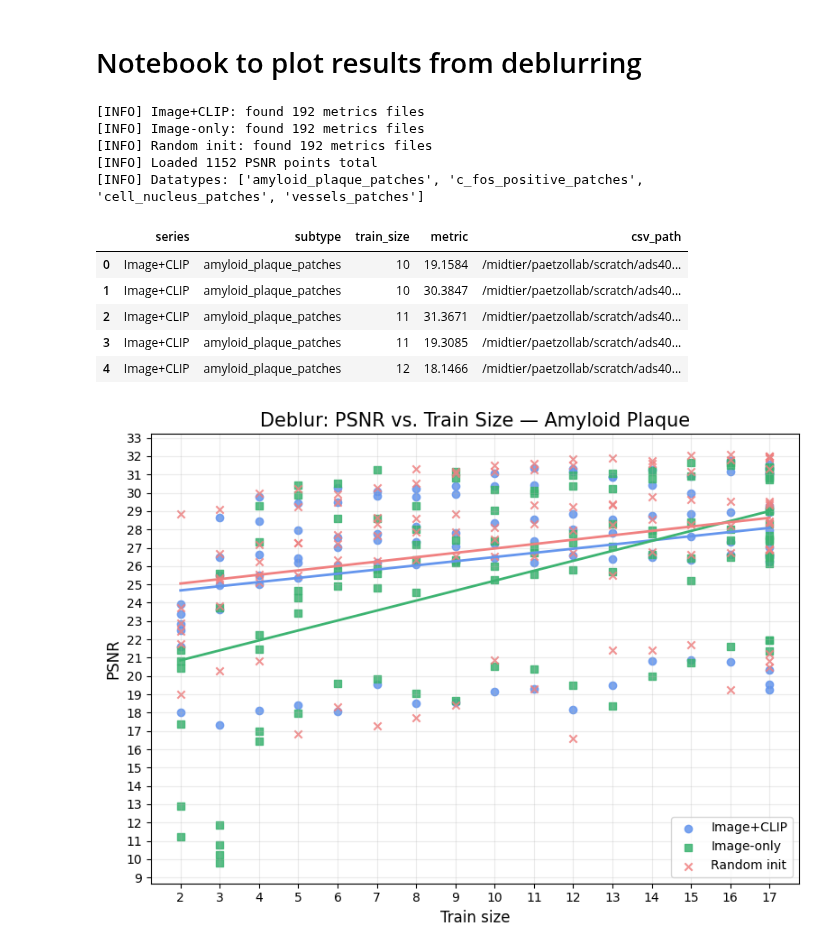
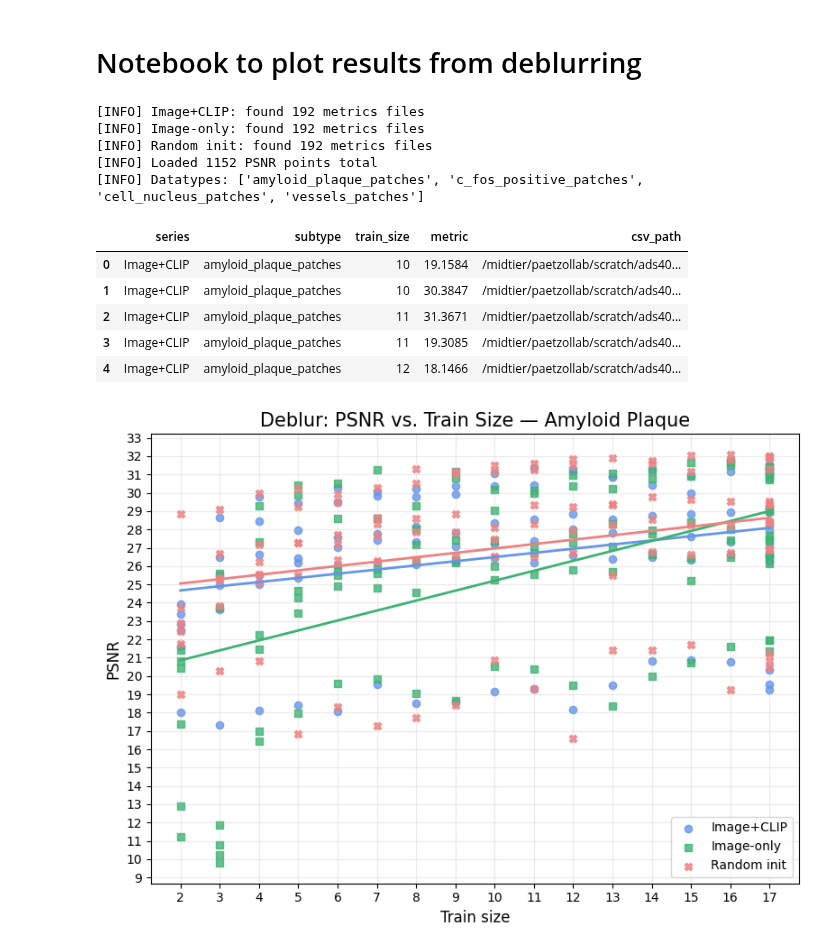
Before and after one commit to AdinaScheinfeld/ssl_project, a Jupyter notebook: notebooks/plot_deblur_results.ipynb, the cells around one changed output. Saved outputs shown, nothing was run; the diff lists cells and outputs as text; code cells hidden in the pictures.

```diff
--- a/notebooks/plot_deblur_results.ipynb
+++ b/notebooks/plot_deblur_results.ipynb
@@ -32,7 +32,7 @@ COLOR_MAP = {
 MARKER_MAP = {
     "Image+CLIP": "o",
     "Image-only": "s",
-    "Random init": "x",
+    "Random init": "X",
 }
 
 # Pretty names
@@ -139,7 +139,7 @@ for subtype in sorted(data["subtype"].unique()):
             df_s["metric"],
             color=COLOR_MAP[series],
             marker=MARKER_MAP[series],
-            alpha=0.85,
+            alpha=0.8,
             label=series
         )
 
@@ -159,32 +159,32 @@ for subtype in sorted(data["subtype"].unique()):
     # X axis = every integer
     xmin, xmax = sub_df["train_size"].min(), sub_df["train_size"].max()
     plt.xticks(np.arange(xmin, xmax + 1, 1))
 
     # Y axis = every integer
     ymin, ymax = sub_df["metric"].min(), sub_df["metric"].max()
     ymin_i = int(np.floor(ymin))
     ymax_i = int(np.ceil(ymax))
     plt.yticks(np.arange(ymin_i, ymax_i + 1, 1))
 
     plt.xlabel("Train size", fontsize=12)
     plt.ylabel("PSNR", fontsize=12)
     plt.title(f"Deblur: PSNR vs. Train Size — {pretty}", fontsize=15)
 
     plt.grid(True, alpha=0.25)
     plt.legend()
     plt.tight_layout()
     plt.show()
 # %% [output]
 [INFO] Image+CLIP: found 192 metrics files
 [INFO] Image-only: found 192 metrics files
 [INFO] Random init: found 192 metrics files
 [INFO] Loaded 1152 PSNR points total
 [INFO] Datatypes: ['amyloid_plaque_patches', 'c_fos_positive_patches', 'cell_nucleus_patches', 'vessels_patches']
 |  | series | subtype | train_size | metric | csv_path |
 | 0 | Image+CLIP | amyloid_plaque_patches | 10 | 19.1584 | /midtier/paetzollab/scratch/ads40... |
 | 1 | Image+CLIP | amyloid_plaque_patches | 10 | 30.3847 | /midtier/paetzollab/scratch/ads40... |
 | 2 | Image+CLIP | amyloid_plaque_patches | 11 | 31.3671 | /midtier/paetzollab/scratch/ads40... |
 | 3 | Image+CLIP | amyloid_plaque_patches | 11 | 19.3085 | /midtier/paetzollab/scratch/ads40... |
 | 4 | Image+CLIP | amyloid_plaque_patches | 12 | 18.1466 | /midtier/paetzollab/scratch/ads40... |
-[figure, old version]
+[figure, new version]
 [figure]
```
Also changed, not shown: parts of 2 cells of this notebook.
